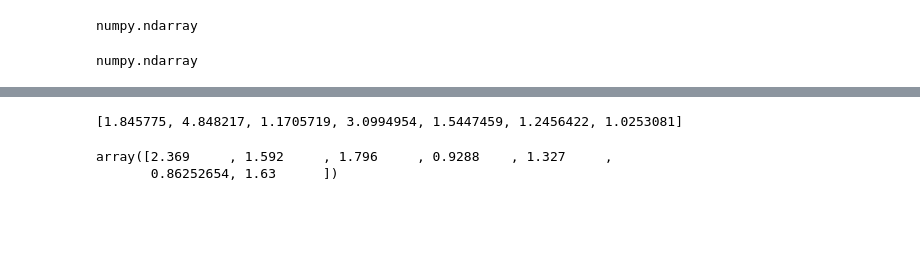
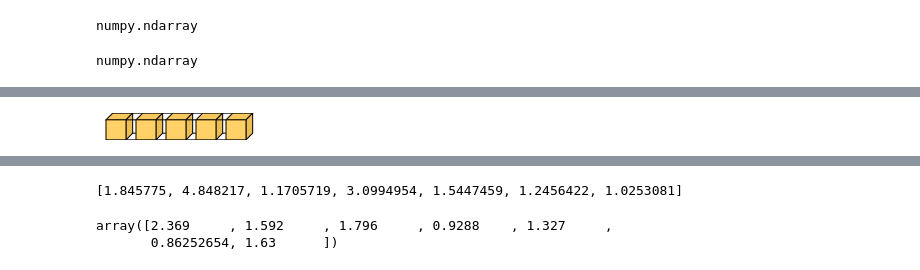
Before and after one commit to connormcintosh/ds_runningback_project, a Jupyter notebook: src/modeling/5-11REAL PRED.ipynb, the cells around one changed output, grey strips where cells are left out. Saved outputs shown, nothing was run; the diff lists cells and outputs as text; code cells hidden in the pictures; blank space fills up the shorter version.

```diff
--- a/src/modeling/5-11REAL PRED.ipynb
+++ b/src/modeling/5-11REAL PRED.ipynb
@@ -82,0 +106,6 @@ NameError: name 'set_aspect' is not defined
+# %%
+import visualkeras
+
+visualkeras.layered_view(loaded_model)
+# %% [output]
+[figure, added]
```
Also changed, not shown: parts of 29 cells of this notebook, 9 other files.
